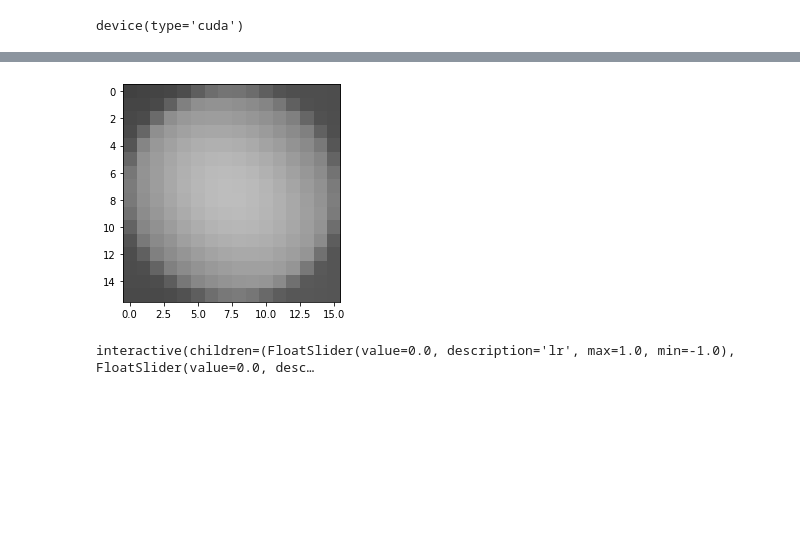
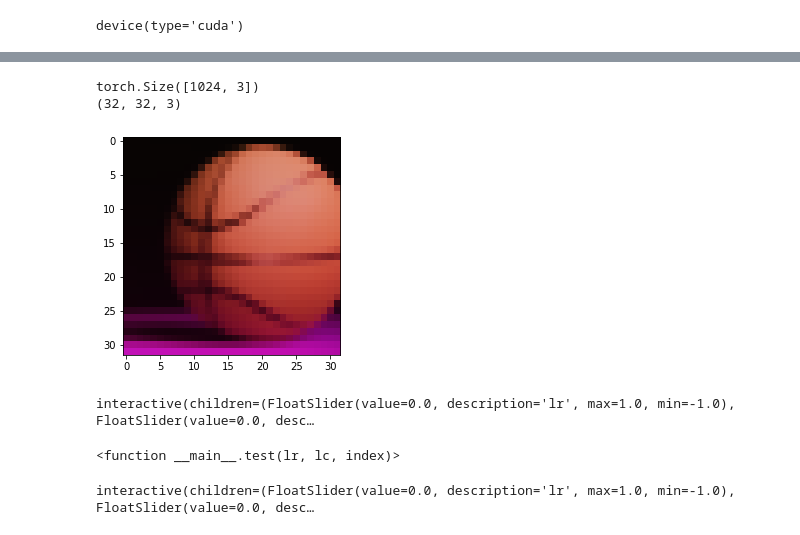
Before and after one commit to JonComo/relight, a Jupyter notebook: Relit.ipynb, the cells around one changed output, grey strips where cells are left out. Drawn from its saved outputs; the diff is of its cells as text; code cells hidden in the pictures; blank space fills up the shorter version.

```diff
--- a/Relit.ipynb
+++ b/Relit.ipynb
@@ -134,7 +133,7 @@ if cuda:
     loss.cuda()
 # %%
 # Optimizers
-optimizer = torch.optim.Adam(DNN.parameters(), lr=0.001, betas=(0.9, 0.999))
+optimizer = torch.optim.Adam(DNN.parameters(), lr=0.002, betas=(0.9, 0.999))
 # %%
 FloatTensor = torch.cuda.FloatTensor if cuda else torch.FloatTensor
 LongTensor = torch.cuda.LongTensor if cuda else torch.LongTensor
@@ -193,0 +171,2 @@ np.save('avg_img', avg_img)
+# %%
+avg_img = avg_save('avg_basketball_32')
@@ -194,2 +175,4 @@ np.save('avg_img', avg_img)
 # %%
-loaded_avg_img = np.load('avg_img.npy')
+loaded_avg_img = np.load('./avg/avg_basketball_32.npy')
+print(loaded_avg_img.shape)
+# print(loaded_avg_img)
@@ -202,5 +189,5 @@ plt.imshow(loaded_avg_img.reshape(img_shape[1],img_shape[2]), cmap='gray')
 # %%
-def sample_image(n_row, lr=0, lc=0):
+def sample_image(n_row, model, loaded_avg_img, lr=0, lc=0):
     """Saves a grid of generated digits ranging from 0 to n_classes"""
     # Sample noise
     width = img_shape[1]
@@ -211,19 +198,23 @@ def sample_image(n_row, lr=0, lc=0):
     for k in range(height):
         for j in range(width):
             # Pixel Coord + Light Coord + Average Pixel Color
-            avg_value = Variable(avg_img[j + k * width].repeat(1, n_row).view(n_row, 1).type(FloatTensor))
+            avg_value = Variable(avg_img[j + k * width].repeat(1, n_row).view(n_row, 3).type(FloatTensor))
             pixel_coord = Variable(torch.FloatTensor([j/width, k/height])).repeat(1, n_row).view(n_row, 2).to(device)
             # Default sample location is the light in the middle
             light_coord = Variable(torch.FloatTensor([lr, lc])).repeat(1, n_row).view(n_row, 2).to(device)
-            generate_pixel = DNN(pixel_coord, light_coord, avg_value)
-            img_tensor = torch.cat((img_tensor, generate_pixel), 1)
+            generate_pixel = model(pixel_coord, light_coord, avg_value)
+#             print(generate_pixel.shape)
+            img_tensor = torch.cat((img_tensor, generate_pixel), 0)
 
-    imgs = img_tensor.view(img_tensor.size(0), *img_shape)
-    plt.imshow(imgs.cpu().data.reshape(n_row*img_shape[1],img_shape[2]) * .5 + .5, cmap='gray', vmin=0,
-              vmax=1)
+#     print(img_tensor.shape)
+#     imgs = img_tensor.view(img_tensor.size(0), *img_shape)
+#     print(img_tensor.cpu().data.detach().numpy().reshape(img_shape[1],img_shape[2],img_shape[0],order='F').shape)
+    plt.imshow(img_tensor.cpu().data.detach().numpy().reshape(img_shape[1],img_shape[2],img_shape[0],order='F') * .5 + .5, cmap='gray')
+#     print(img_tensor)
+#     plt.imshow(loaded_avg_img.reshape(img_shape[1],img_shape[2], img_shape[0], order='F') * .5 + .5, cmap='gray')
     #print(np.round(imgs.data * .5 + .5, 2))
     #plt.imshow(imgs.data)
     #save_image(imgs.data, "images/%d.png" % batches_done, nrow=n_row, normalize=True)
 
-sample_image(1)
+sample_image(1, DNN, loaded_avg_img)
 # %% [output]
@@ -247,6 +238,8 @@ NN(
 )
 # %%
 from IPython.display import clear_output
+
+models = []
 
 epochs = 200
 for epoch in range(epochs):
@@ -255,7 +248,10 @@ for epoch in range(epochs):
         # we are using paths here instead of labels
         imgs,labels,paths = data
         paths = np.array([path.split('/')[-1][:-4].split('_') for path in paths]).astype(float)
-        paths /= 10.0 # normalize
+        paths[:, 0] /= 5
+        paths[:, 1] -= 5
+        paths[:, 1] /= 5
+        print(paths)
         positions = torch.from_numpy(paths).to(device)
         avg_img = torch.from_numpy(loaded_avg_img).to(device)
         imgs = imgs.to(device)
@@ -274,38 +270,54 @@ for epoch in range(epochs):
             for j in range(width):
                 # Process the batch at this pixel coord
 
-                pixel_value = Variable(imgs[:, 0, j, k].view(20, 1).type(FloatTensor))
+                pixel_value = Variable(imgs[:, :, j, k].view(20, 3).type(FloatTensor))
 
-                #pixel_value = Variable(torch.FloatTensor([1.0])).repeat(1, 20).view(20, 1).to(device)
-                avg_value = Variable(avg_img[j + k * width].repeat(1, 20).view(20, 1).type(FloatTensor))
+#                 pixel_value = Variable(torch.FloatTensor([1.0, -1.0, -1.0])).repeat(1, 20).view(20, 3).to(device)
+                avg_value = Variable(avg_img[j + k * width].repeat(1, 20).view(20, 3).type(FloatTensor))
                 #avg_value = Variable(torch.FloatTensor([0.0])).repeat(1, 20).view(20, 1).to(device)
 
                 pixel_coord = Variable(torch.FloatTensor([j/width, k/height])).repeat(1, 20).view(20, 2).to(device)
 
                 generate_pixel = DNN(pixel_coord, light_coord, avg_value)
 
                 # Image with all lighting conditions
                 total_loss = loss(generate_pixel, pixel_value)
                 total_losses += total_loss.item()
 #                 if j == width/2 or k == width/2:
 #                     print(
 #                         "[Epoch %d/%d] [Batch %d/%d] [Pixel %d-%d] [Loss: %f]"
 #                         % (epoch + 1, epochs, i + 1, len(train_loader), j, k, total_loss)
 #                     )
                 total_loss.backward()
         optimizer.step()
 
         print(
             "[Epoch %d/%d] [Batch %d/%d] [Total loss: %f]"
             % (epoch + 1, epochs, i + 1, len(train_loader), total_losses)
         )
 
         clear_output(wait=True)
-        sample_image(1)
+        sample_image(1, DNN, loaded_avg_img)
         plt.show()
+    if (epoch + 1) % 50 == 0:
+        models += [copy.deepcopy(DNN)]
 
 #         batches_done = epoch * len(dataloader) + i
 #         if batches_done % opt.sample_interval == 0:
 #             sample_image(n_row=10, batches_done=batches_done)
 # %% [output]
+torch.Size([1024, 3])
+(32, 32, 3)
-[figure, old version]
+[figure, new version]
+# %%
+from ipywidgets import interact
+
+def test(lr, lc, index):
+#     sample_image(1, models[index], lr, lc)
+    sample_image(1, DNN, loaded_avg_img, lr, lc)
+
+# interact(test, lr=(-1, 1, .1), lc=(-1, 1, .1), index=(0, 3, 1))
+interact(test, lr=(-1, 1, .1), lc=(-1, 1, .1), index=(0, 3, 1))
+# %% [output]
+interactive(children=(FloatSlider(value=0.0, description='lr', max=1.0, min=-1.0), FloatSlider(value=0.0, desc…
+<function __main__.test(lr, lc, index)>
```
Also changed, not shown: parts of 22 cells of this notebook.
